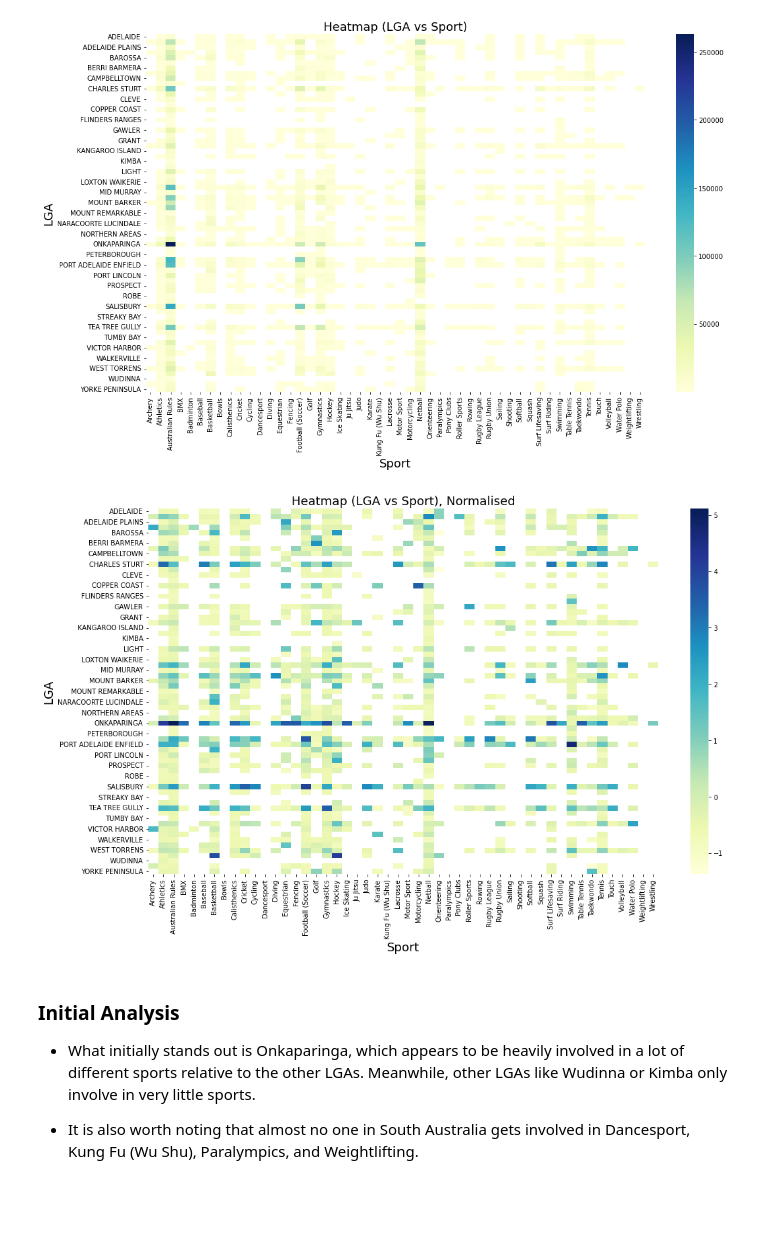
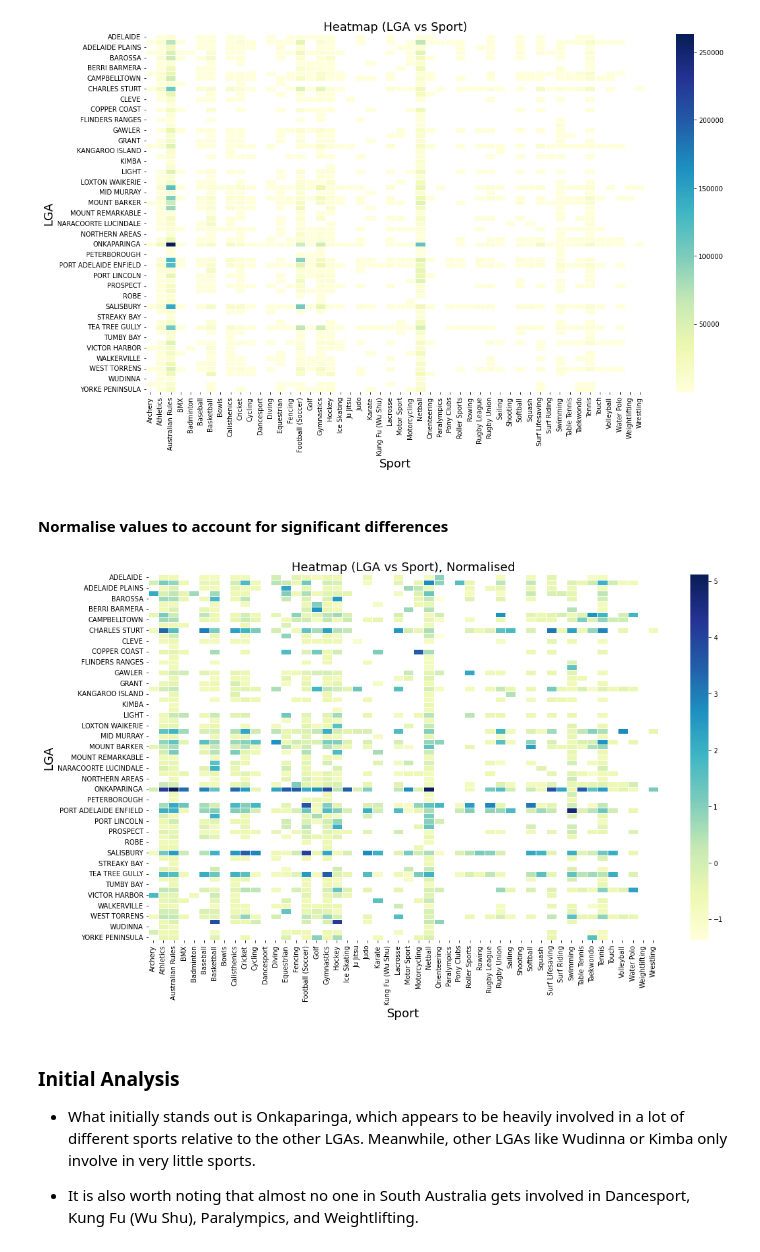
Before and after one commit to walthersy/DataScience-Portfolio, a Jupyter notebook: Portfolio 2.ipynb, the cells around one changed output. Saved outputs shown, nothing was run; the diff lists cells and outputs as text; code cells hidden in the pictures; blank space fills up the shorter version.

```diff
--- a/Portfolio 2.ipynb
+++ b/Portfolio 2.ipynb
@@ -48,6 +52,7 @@ For each LGA the data includes a number of measures all of which could be useful
 # %%
 # read the SEIFA data, create an LGA column by removing the letters in brackets and converting to uppercase
 seifa = pd.read_csv('files/ABS_SEIFA_LGA.csv')
+seifa = seifa[seifa.LGA_2011.astype(str).str[0]=='4'] # Filter to only South Australia
 lga = seifa["Local Government Areas - 2011"].str.replace(' \([ACSRCDMT]+\)', '').str.upper()
 seifa['LGA'] = lga
 seifa.head()
@@ -231,19 +227,19 @@ grid.set_xlabel('Sport',fontsize=18)
 plt.show()
 # %% [output]
 [figure]
+# %% [markdown]
+#### Normalise values to account for significant differences
 # %%
-# Normalised values to account for significant differences
-
 sa_grp_norm = (sa_grp - sa_grp.mean()) / sa_grp.std()
 
 plt.figure(figsize=(17,10))
-gridnorm = sns.heatmap(sa_grp_norm,cmap='YlGnBu')
+gridnorm = sns.heatmap(sa_grp_norm,cmap='YlGnBu',linewidths=.5)
 gridnorm.set_title(label='Heatmap (LGA vs Sport), Normalised',fontsize=18)
 gridnorm.set_ylabel('LGA',fontsize=18)
 gridnorm.set_xlabel('Sport',fontsize=18)
 plt.show()
 # %% [output]
-[figure, old version]
+[figure, new version]
 # %% [markdown]
 ### Initial Analysis
 
```
Also changed, not shown: parts of 29 cells of this notebook.
